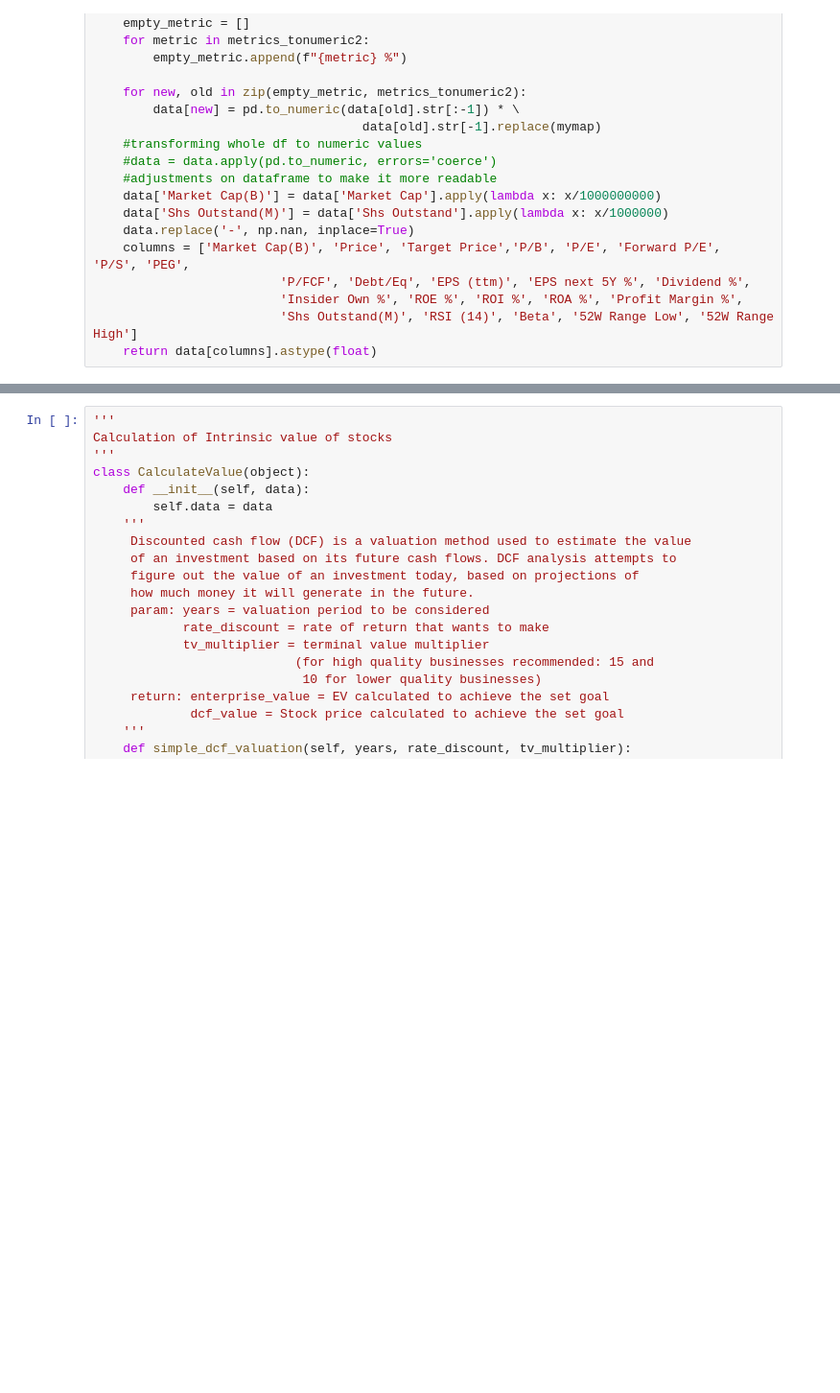
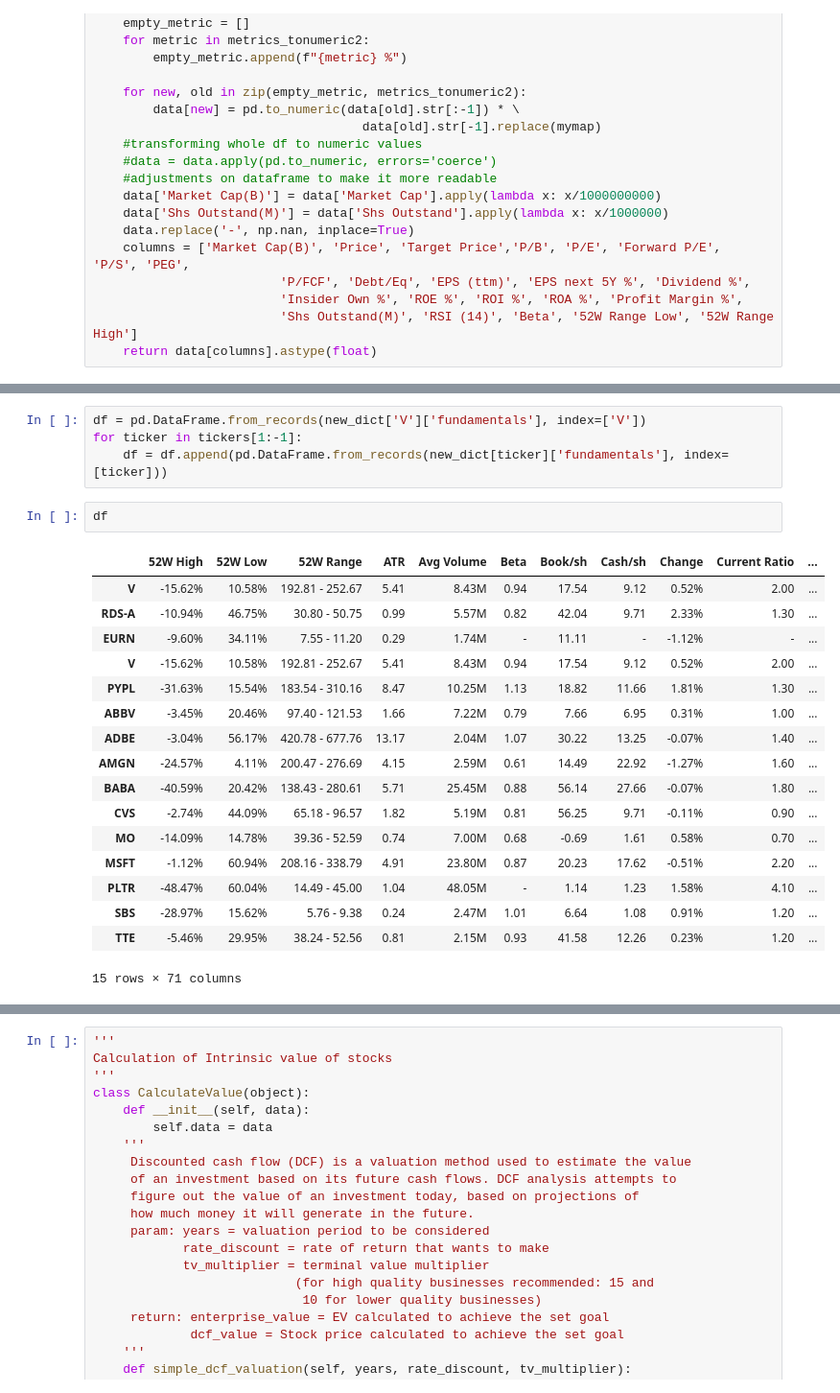
Before and after one commit to Michiel-DK/iex, a Jupyter notebook: finviz_final.ipynb, the cells around one changed output, grey strips where cells are left out. Shown at 96% size. Drawn from its saved outputs; the diff is of its cells as text; blank space fills up the shorter version.

```diff
--- a/finviz_final.ipynb
+++ b/finviz_final.ipynb
@@ -143 +164,25 @@ data
+# %%
+df = pd.DataFrame.from_records(new_dict['V']['fundamentals'], index=['V'])
+for ticker in tickers[1:-1]:
+    df = df.append(pd.DataFrame.from_records(new_dict[ticker]['fundamentals'], index=[ticker]))
+# %%
+df
+# %% [output]
+|  | 52W High | 52W Low | 52W Range | ATR | Avg Volume | Beta | Book/sh | Cash/sh | Change | Current Ratio | ... |
+| V | -15.62% | 10.58% | 192.81 - 252.67 | 5.41 | 8.43M | 0.94 | 17.54 | 9.12 | 0.52% | 2.00 | ... |
+| RDS-A | -10.94% | 46.75% | 30.80 - 50.75 | 0.99 | 5.57M | 0.82 | 42.04 | 9.71 | 2.33% | 1.30 | ... |
+| EURN | -9.60% | 34.11% | 7.55 - 11.20 | 0.29 | 1.74M | - | 11.11 | - | -1.12% | - | ... |
+| V | -15.62% | 10.58% | 192.81 - 252.67 | 5.41 | 8.43M | 0.94 | 17.54 | 9.12 | 0.52% | 2.00 | ... |
+| PYPL | -31.63% | 15.54% | 183.54 - 310.16 | 8.47 | 10.25M | 1.13 | 18.82 | 11.66 | 1.81% | 1.30 | ... |
+| ABBV | -3.45% | 20.46% | 97.40 - 121.53 | 1.66 | 7.22M | 0.79 | 7.66 | 6.95 | 0.31% | 1.00 | ... |
+| ADBE | -3.04% | 56.17% | 420.78 - 677.76 | 13.17 | 2.04M | 1.07 | 30.22 | 13.25 | -0.07% | 1.40 | ... |
+| AMGN | -24.57% | 4.11% | 200.47 - 276.69 | 4.15 | 2.59M | 0.61 | 14.49 | 22.92 | -1.27% | 1.60 | ... |
+| BABA | -40.59% | 20.42% | 138.43 - 280.61 | 5.71 | 25.45M | 0.88 | 56.14 | 27.66 | -0.07% | 1.80 | ... |
+| CVS | -2.74% | 44.09% | 65.18 - 96.57 | 1.82 | 5.19M | 0.81 | 56.25 | 9.71 | -0.11% | 0.90 | ... |
+| MO | -14.09% | 14.78% | 39.36 - 52.59 | 0.74 | 7.00M | 0.68 | -0.69 | 1.61 | 0.58% | 0.70 | ... |
+| MSFT | -1.12% | 60.94% | 208.16 - 338.79 | 4.91 | 23.80M | 0.87 | 20.23 | 17.62 | -0.51% | 2.20 | ... |
+| PLTR | -48.47% | 60.04% | 14.49 - 45.00 | 1.04 | 48.05M | - | 1.14 | 1.23 | 1.58% | 4.10 | ... |
+| SBS | -28.97% | 15.62% | 5.76 - 9.38 | 0.24 | 2.47M | 1.01 | 6.64 | 1.08 | 0.91% | 1.20 | ... |
+| TTE | -5.46% | 29.95% | 38.24 - 52.56 | 0.81 | 2.15M | 0.93 | 41.58 | 12.26 | 0.23% | 1.20 | ... |
+15 rows × 71 columns
 # %%
```
Also changed, not shown: parts of 7 cells of this notebook.
